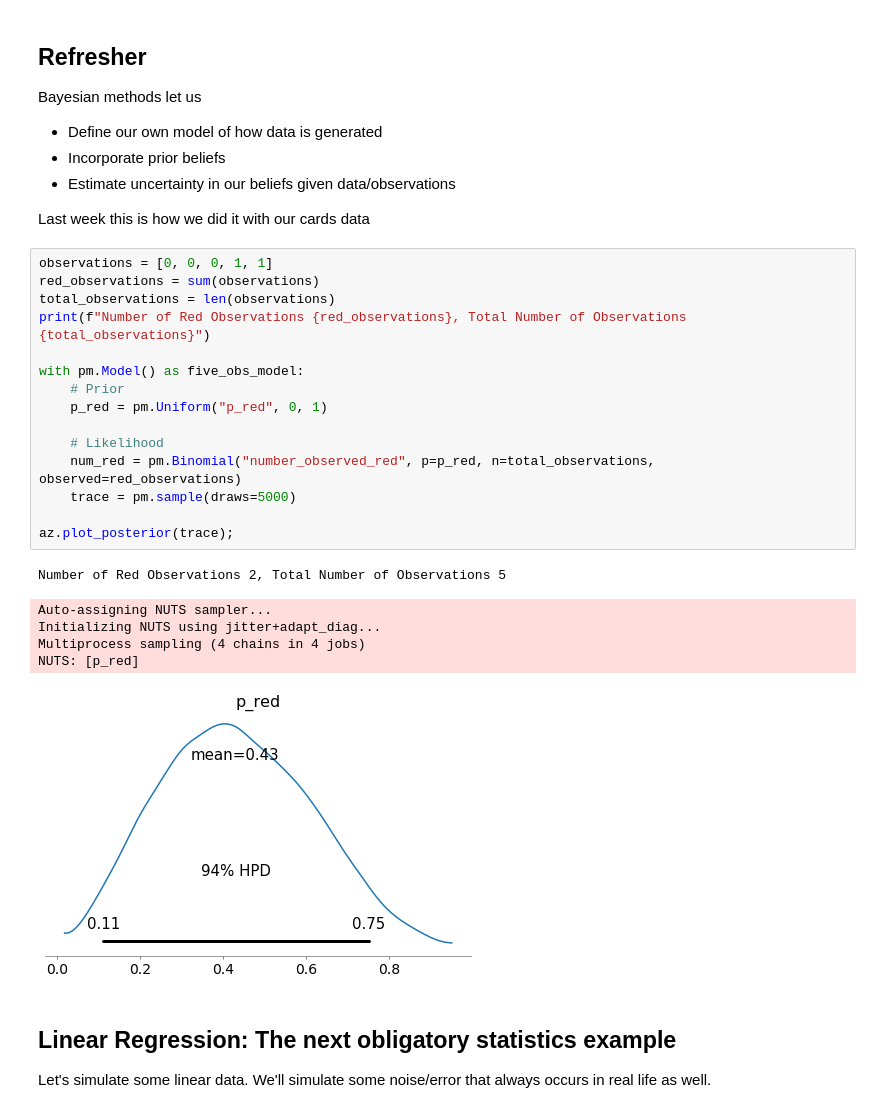
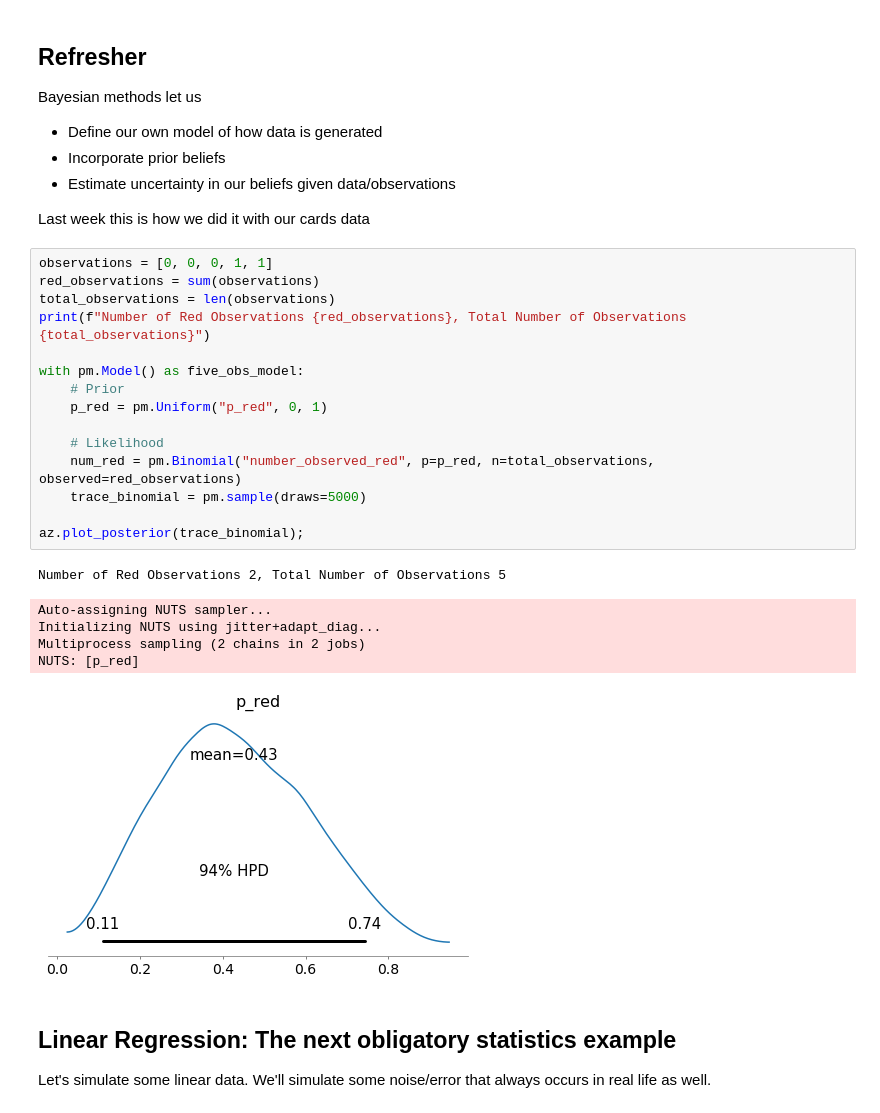
Before and after one commit to canyon289/pyladies-bayes, a Jupyter notebook: 2_BayesPractice.ipynb, the cells around one changed output. Cells and saved outputs as stored; diff of their text form.

```diff
--- a/2_BayesPractice.ipynb
+++ b/2_BayesPractice.ipynb
@@ -34,25 +34,25 @@ Last week this is how we did it with our cards data
 # %%
 observations = [0, 0, 0, 1, 1]
 red_observations = sum(observations)
 total_observations = len(observations)
 print(f"Number of Red Observations {red_observations}, Total Number of Observations {total_observations}")
 
 with pm.Model() as five_obs_model:
     # Prior
     p_red = pm.Uniform("p_red", 0, 1)
 
     # Likelihood
     num_red = pm.Binomial("number_observed_red", p=p_red, n=total_observations, observed=red_observations)
-    trace = pm.sample(draws=5000)
+    trace_binomial = pm.sample(draws=5000)
 
-az.plot_posterior(trace);
+az.plot_posterior(trace_binomial);
 # %% [output]
 Number of Red Observations 2, Total Number of Observations 5
 Auto-assigning NUTS sampler...
 Initializing NUTS using jitter+adapt_diag...
-Multiprocess sampling (4 chains in 4 jobs)
+Multiprocess sampling (2 chains in 2 jobs)
 NUTS: [p_red]
-[figure, old version]
+[figure, new version]
 # %% [markdown]
 ## Linear Regression: The next obligatory statistics example
 Let's simulate some linear data. We'll simulate some noise/error that always occurs in real life as well.
```
Also changed, not shown: parts of 14 cells of this notebook.
